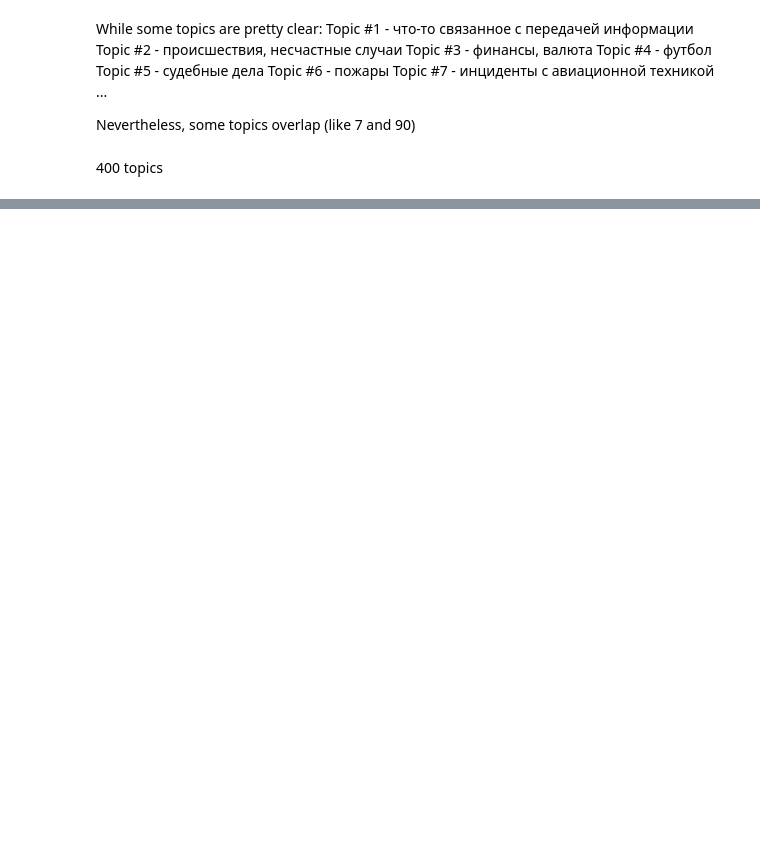
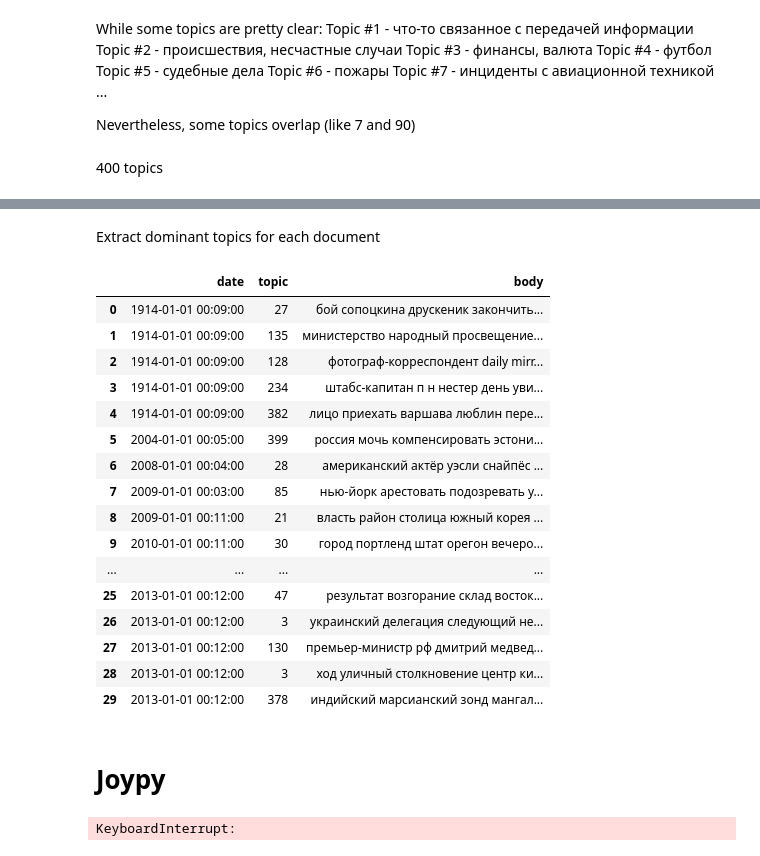
Before and after one commit to vetedde/proj_news_viz, a Jupyter notebook: nlp/topic_models/experiments/sklearn/nmf.ipynb, the cells around one changed output, grey strips where cells are left out. Drawn from its saved outputs; the diff is of its cells as text; code cells hidden in the pictures; blank space fills up the shorter version.

```diff
--- a/nlp/topic_models/experiments/sklearn/nmf.ipynb
+++ b/nlp/topic_models/experiments/sklearn/nmf.ipynb
@@ -254,0 +393,7 @@ topics400
+# %% [markdown]
+Extract dominant topics for each document
+# %%
+doc_topic = pd.DataFrame({'date':data["date"],
+                          'topic':res.argmax(axis=1),
+                          'body':documents},
+                  columns=['date', 'topic', 'body'])
@@ -254,0 +402,22 @@ topics400
+# %%
+doc_topic.head(30)
+# %% [output]
+|  | date | topic | body |
+| 0 | 1914-01-01 00:09:00 | 27 | бой сопоцкина друскеник закончить... |
+| 1 | 1914-01-01 00:09:00 | 135 | министерство народный просвещение... |
+| 2 | 1914-01-01 00:09:00 | 128 | фотограф-корреспондент daily mirr... |
+| 3 | 1914-01-01 00:09:00 | 234 | штабс-капитан п н нестер день уви... |
+| 4 | 1914-01-01 00:09:00 | 382 | лицо приехать варшава люблин пере... |
+| 5 | 2004-01-01 00:05:00 | 399 | россия мочь компенсировать эстони... |
+| 6 | 2008-01-01 00:04:00 | 28 | американский актёр уэсли снайпёс ... |
+| 7 | 2009-01-01 00:03:00 | 85 | нью-йорк арестовать подозревать у... |
+| 8 | 2009-01-01 00:11:00 | 21 | власть район столица южный корея ... |
+| 9 | 2010-01-01 00:11:00 | 30 | город портленд штат орегон вечеро... |
+| ... | ... | ... | ... |
+| 25 | 2013-01-01 00:12:00 | 47 | результат возгорание склад восток... |
+| 26 | 2013-01-01 00:12:00 | 3 | украинский делегация следующий не... |
+| 27 | 2013-01-01 00:12:00 | 130 | премьер-министр рф дмитрий медвед... |
+| 28 | 2013-01-01 00:12:00 | 3 | ход уличный столкновение центр ки... |
+| 29 | 2013-01-01 00:12:00 | 378 | индийский марсианский зонд мангал... |
+# %% [markdown]
+# Joypy
@@ -254,0 +428,14 @@ topics400
+# %%
+labels = sorted(joined_melt_new['date'].unique())
+
+fig, axes = joypy.joyplot(joined_melt_new, by='topic', column='text', figsize=(20, 10),xlabelsize=20,ylabelsize=20,
+                          overlap=0.4, fill=True, linecolor="k", linewidth=2,
+                          kind='values', fade=True, xrot=90, x_range=[i for i in range(len(labels))],
+                          background='white');
+
+ticks_labels = {i:t for i, t in enumerate(labels)}
+axes[-1].set_xticks([k for k, v in ticks_labels.items() if k % 6 == 0])
+ticks = axes[-1].get_xticks()
+axes[-1].set_xticklabels([ticks_labels.get(i, 'stop') for i in ticks]);
+# %% [output]
+KeyboardInterrupt:
```
Also changed, not shown: parts of 35 cells of this notebook, 2 other files.
